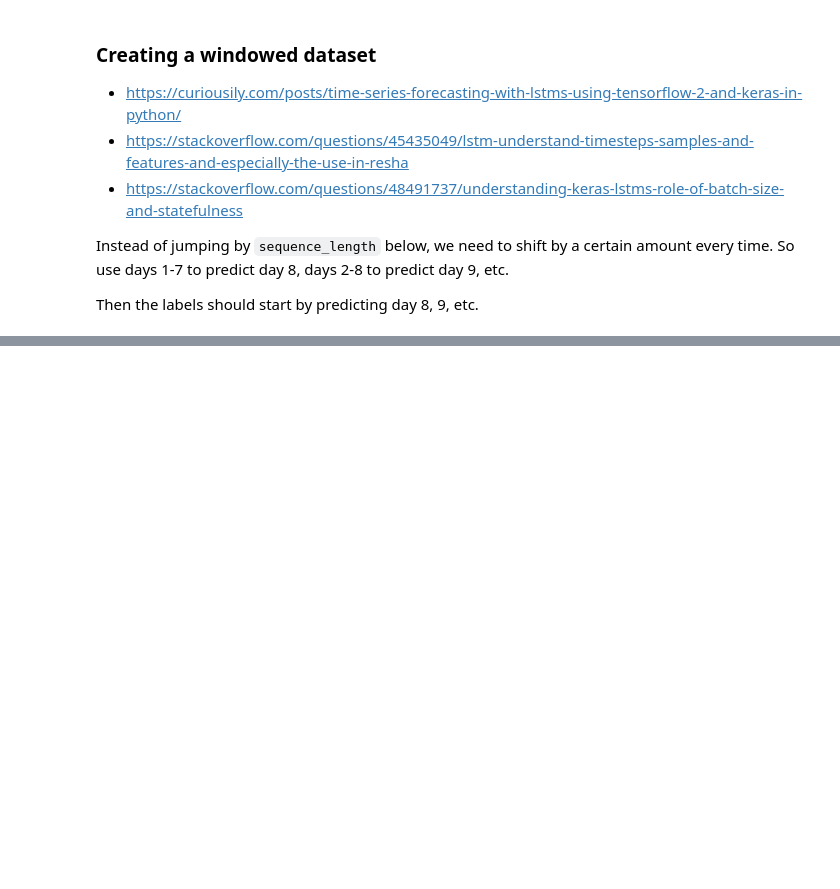
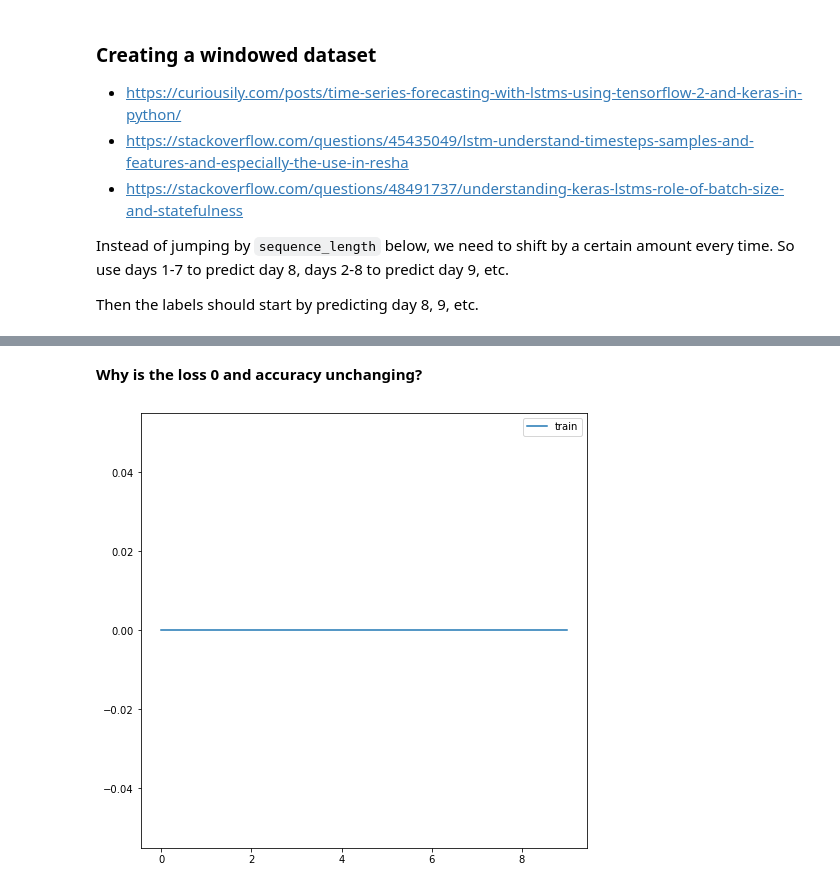
Before and after one commit to NVE/avalanche_ml, a Jupyter notebook: notebooks/training/neural_networks.ipynb, the cells around one changed output, grey strips where cells are left out. Drawn from its saved outputs; the diff is of its cells as text; code cells hidden in the pictures; blank space fills up the shorter version.

```diff
--- a/notebooks/training/neural_networks.ipynb
+++ b/notebooks/training/neural_networks.ipynb
@@ -320,12 +436,6 @@ Then the labels should start by predicting day 8, 9, etc.
 X_concat = np.concatenate(X_train)
 y_concat = np.concatenate(y_train)
 
-n_features = X_concat.shape[1]
-n_labels = y_concat.shape[1]
-
-X_concat = X_concat.reshape(-1, sequence_length, n_features)
-y_concat = y_concat.reshape(-1, sequence_length, n_labels)
-
 print(X_concat.shape)
 print(y_concat.shape)
 # %% [output]
@@ -347,0 +472,2 @@ Below, I still need to find a way to standardize the input shape for each time s
+# %%
+batchX, batchY = batch_data(X_concat, y_concat, sequence_length)
@@ -349,17 +504,15 @@ Below, I still need to find a way to standardize the input shape for each time s
 np.random.seed(42)
 tf.random.set_seed(42)
 
-embedding_dim = 50
+nodes = 50
 batch_size = 8
-timesteps = X_concat.shape[1]
-features = X_concat.shape[2]
-criterion = tf.keras.losses.CategoricalCrossentropy()
+timesteps = batchX.shape[1]
+features = batchX.shape[2]
 
 # design network
 model = tf.keras.models.Sequential()
-model.add(tf.keras.layers.Input(batch_shape=(batch_size, timesteps, features)))
-model.add(LSTM(embedding_dim))
-model.add(Dense(embedding_dim))
+model.add(LSTM(nodes, input_shape=(timesteps, features)))
+model.add(Dense(nodes))
 model.add(Dense(1, activation='softmax'))
 
 model.summary()
@@ -379,7 +532,11 @@ Trainable params: 13,401
 Non-trainable params: 0
 _________________________________________________________________
 # %%
+# specify loss and optimizer
+criterion = tf.keras.losses.CategoricalCrossentropy()
+optimizer = tf.keras.optimizers.Adam(lr=1e-8)
+
 # compile and fit model
-model.compile(loss=criterion, optimizer='adam', metrics=['accuracy'])
-history = model.fit(X_concat, y_concat, epochs=1, verbose=2, shuffle=False)
+model.compile(loss=criterion, optimizer=optimizer, metrics=['accuracy'])
+history = model.fit(batchX, batchY, epochs=10, verbose=2, shuffle=False)
 # %% [output]
@@ -389,0 +563,13 @@ ValueError: in user code:
+# %% [markdown]
+**Why is the loss 0 and accuracy unchanging?**
+# %%
+# plot history
+fig, ax = plt.subplots(figsize=(8, 8))
+
+ax.plot(history.history['loss'], label='train')
+#ax.plot(history.history['val_loss'], label='test')
+
+ax.legend()
+plt.show()
+# %% [output]
+[figure, added]
```
Also changed, not shown: parts of 31 cells of this notebook.
